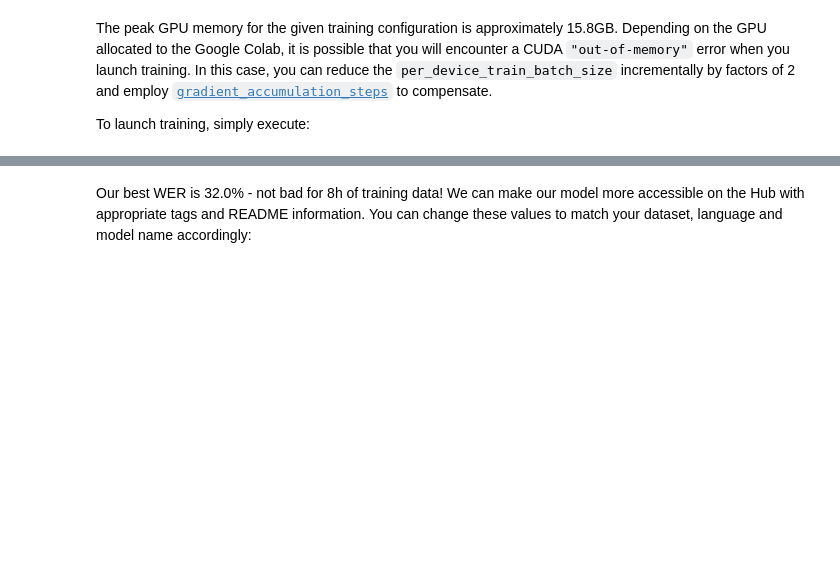
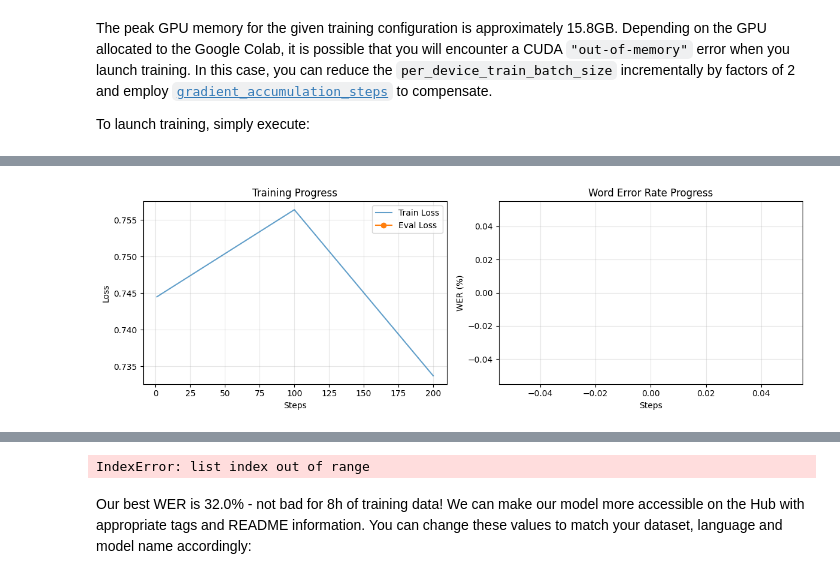
Before and after one commit to BrunoSader/WhisperTraining, a Jupyter notebook: fine_tune_whisper.ipynb, the cells around one changed output, grey strips where cells are left out. Drawn from its saved outputs; the diff is of its cells as text; code cells hidden in the pictures; blank space fills up the shorter version.

```diff
--- a/fine_tune_whisper.ipynb
+++ b/fine_tune_whisper.ipynb
@@ -970,16 +1002,17 @@ model.generation_config.forced_decoder_ids = None
 # %%
 from peft import LoraConfig, get_peft_model, prepare_model_for_kbit_training
 
-model = prepare_model_for_kbit_training(model, use_gradient_checkpointing=True)
+model.config.use_cache = False  # Required for gradient checkpointing
+model.gradient_checkpointing_enable()
 
 # Define LoRA configuration
 lora_config = LoraConfig(
-    r=128,
+    r=64,
     lora_alpha=128,
-    target_modules=["q_proj", "v_proj", "k_proj", "o_proj",
-                    "fc1", "fc2",
-                    "proj_out",
-                    ],
+    target_modules=["q_proj", "v_proj", "k_proj", "o_proj",],
+                    #"fc1", "fc2",
+                    #"proj_out",
+                    #],
     lora_dropout=0.05,
     bias="none",
 )
@@ -1189,9 +1302,3 @@ and employ [`gradient_accumulation_steps`](https://huggingface.co/docs/transform
 to compensate.
 
 To launch training, simply execute:
-# %%
-import time
-print("Training starting...")
-start_time = time.time()
-trainer.train()
-print(f"Training finished in {time.time() - start_time:.1f} seconds")
@@ -1211,0 +1394,46 @@ Training finished in 2447.1 seconds
+# %%
+# Analyze training results
+import matplotlib.pyplot as plt
+import json
+
+# Load training history
+log_file = os.path.join(drive_output_dir, "training_log.json")
+with open(log_file, 'r') as f:
+    history = json.load(f)
+
+# Extract metrics
+steps = [h['step'] for h in history if 'loss' in h]
+train_loss = [h['loss'] for h in history if 'loss' in h]
+eval_steps = [h['step'] for h in history if 'eval_loss' in h]
+eval_loss = [h['eval_loss'] for h in history if 'eval_loss' in h]
+eval_wer = [h['eval_wer'] for h in history if 'eval_wer' in h]
+
+# Plot results
+fig, (ax1, ax2) = plt.subplots(1, 2, figsize=(12, 4))
+
+# Loss plot
+ax1.plot(steps, train_loss, label='Train Loss', alpha=0.7)
+ax1.plot(eval_steps, eval_loss, label='Eval Loss', marker='o')
+ax1.set_xlabel('Steps')
+ax1.set_ylabel('Loss')
+ax1.set_title('Training Progress')
+ax1.legend()
+ax1.grid(True, alpha=0.3)
+
+# WER plot
+ax2.plot(eval_steps, eval_wer, label='WER', marker='o', color='red')
+ax2.set_xlabel('Steps')
+ax2.set_ylabel('WER (%)')
+ax2.set_title('Word Error Rate Progress')
+ax2.grid(True, alpha=0.3)
+
+plt.tight_layout()
+plt.savefig(os.path.join(drive_output_dir, 'training_curves.png'), dpi=150)
+plt.show()
+
+print(f"\n📊 Training Summary:")
+print(f"Initial Loss: {train_loss[0]:.4f} → Final Loss: {train_loss[-1]:.4f}")
+print(f"Initial WER: {eval_wer[0]:.1f}% → Final WER: {eval_wer[-1]:.1f}%")
+print(f"Best WER: {min(eval_wer):.1f}% at step {eval_steps[eval_wer.index(min(eval_wer))]}")
+# %% [output]
+[figure, added]
@@ -1212,3 +1442,4 @@ Training finished in 2447.1 seconds
+IndexError: list index out of range
 # %% [markdown]
 Our best WER is 32.0% - not bad for 8h of training data! We can make our model more accessible on the Hub with appropriate tags and README information.
 You can change these values to match your dataset, language and model
```
Also changed, not shown: parts of 19 cells of this notebook.
